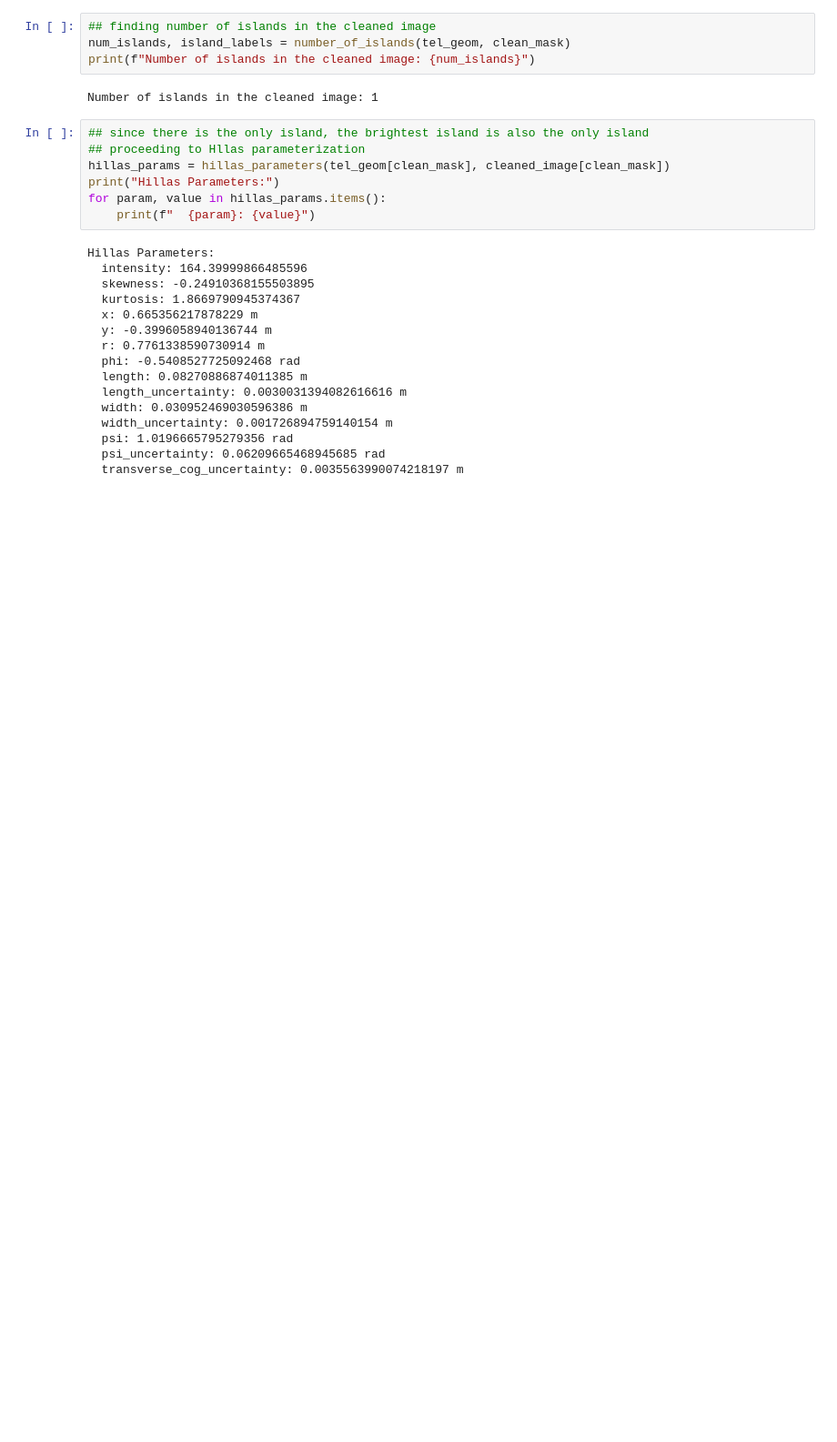
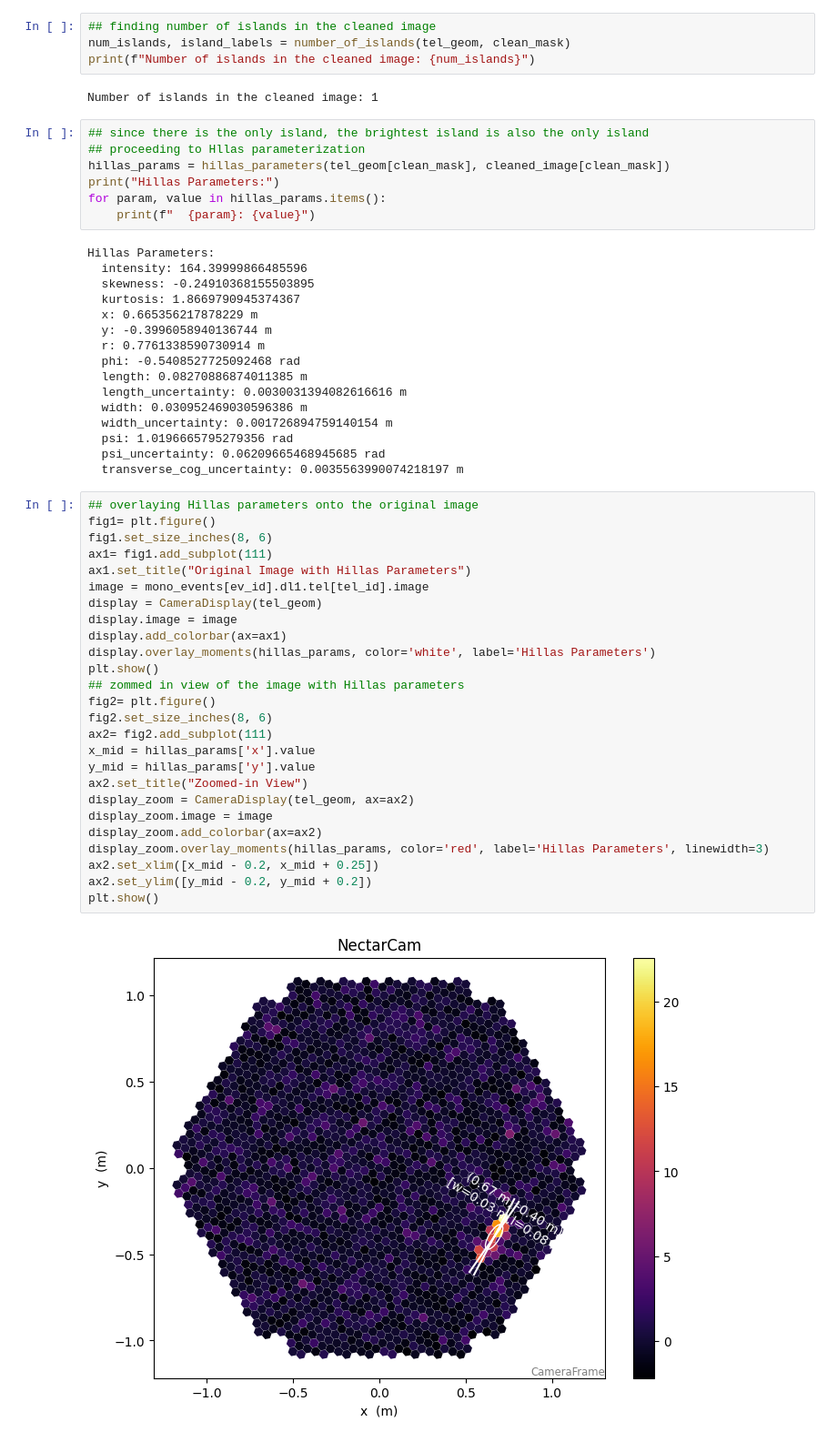
Before and after one commit to sarthak-tri/ACR_2026_TIFR_assignments, a Jupyter notebook: assignment-1/Mono_Reconstruction.ipynb, the cells around one changed output. Shown at 91% size. Cells and saved outputs as stored; diff of their text form; blank space fills up the shorter version.

Commit message:
Overlaid Hillas parameters onto the original image and the zoomed in image.

```diff
--- a/assignment-1/Mono_Reconstruction.ipynb
+++ b/assignment-1/Mono_Reconstruction.ipynb
@@ -160,3 +160,31 @@ Hillas Parameters:
   psi: 1.0196665795279356 rad
   psi_uncertainty: 0.06209665468945685 rad
   transverse_cog_uncertainty: 0.0035563990074218197 m
+# %%
+## overlaying Hillas parameters onto the original image
+fig1= plt.figure()
+fig1.set_size_inches(8, 6)
+ax1= fig1.add_subplot(111)
+ax1.set_title("Original Image with Hillas Parameters")
+image = mono_events[ev_id].dl1.tel[tel_id].image
+display = CameraDisplay(tel_geom)
+display.image = image
+display.add_colorbar(ax=ax1)
+display.overlay_moments(hillas_params, color='white', label='Hillas Parameters')
+plt.show()
+## zommed in view of the image with Hillas parameters
+fig2= plt.figure()
+fig2.set_size_inches(8, 6)
+ax2= fig2.add_subplot(111)
+x_mid = hillas_params['x'].value
+y_mid = hillas_params['y'].value
+ax2.set_title("Zoomed-in View")
+display_zoom = CameraDisplay(tel_geom, ax=ax2)
+display_zoom.image = image
+display_zoom.add_colorbar(ax=ax2)
+display_zoom.overlay_moments(hillas_params, color='red', label='Hillas Parameters', linewidth=3)
+ax2.set_xlim([x_mid - 0.2, x_mid + 0.25])
+ax2.set_ylim([y_mid - 0.2, y_mid + 0.2])
+plt.show()
+# %% [output]
+[figure, added]
```
Also changed, not shown: parts of 1 cell of this notebook.
